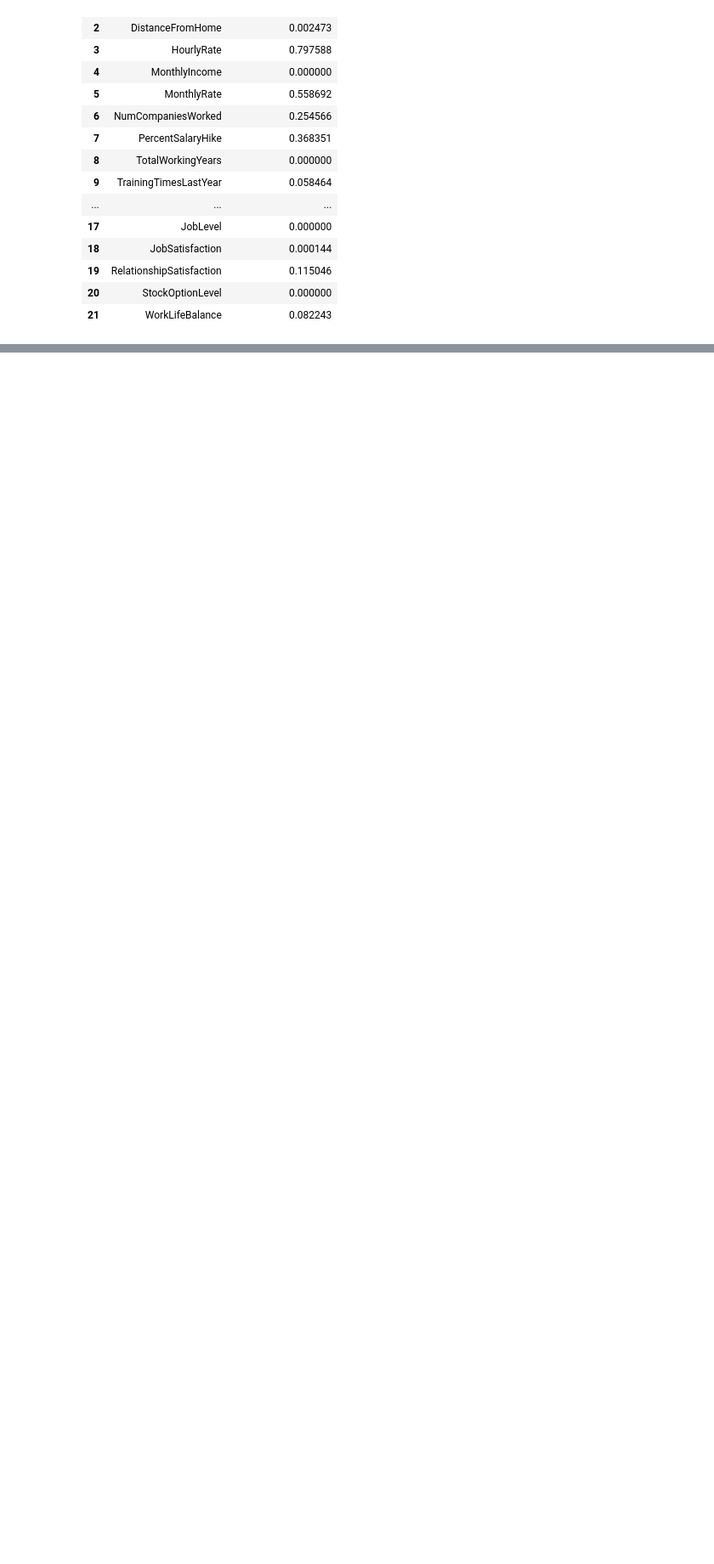
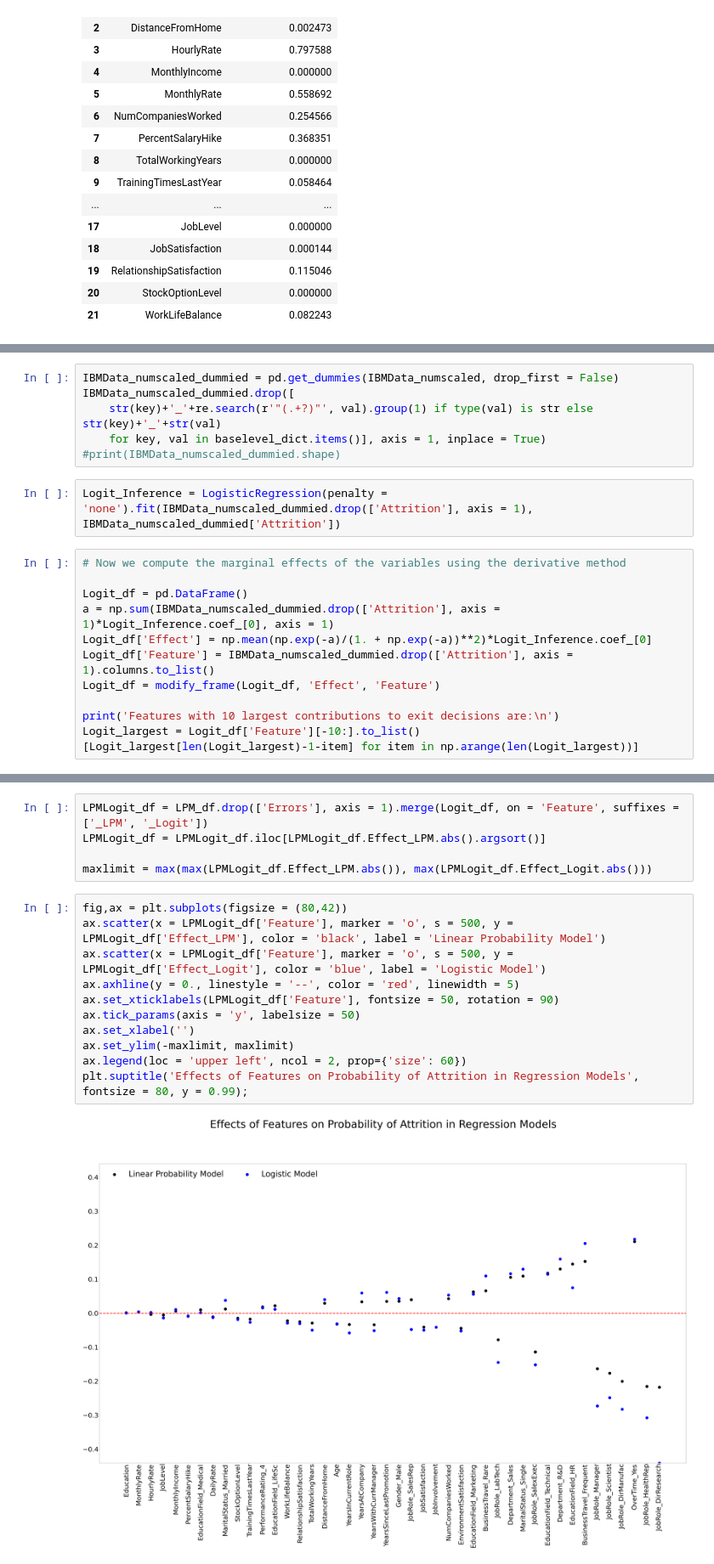
Before and after one commit to SouravSinhas/Employee-Turnover-Prediction, a Jupyter notebook: notebooks/IBM_Employee_Churn_Prediction.ipynb, the cells around one changed output, grey strips where cells are left out. Shown at 85% size. Drawn from its saved outputs; the diff is of its cells as text; blank space fills up the shorter version.

```diff
--- a/notebooks/IBM_Employee_Churn_Prediction.ipynb
+++ b/notebooks/IBM_Employee_Churn_Prediction.ipynb
@@ -650,0 +822,20 @@ Table below highlights numeric features for which distributions are statisticall
+# %%
+IBMData_numscaled_dummied = pd.get_dummies(IBMData_numscaled, drop_first = False)
+IBMData_numscaled_dummied.drop([
+    str(key)+'_'+re.search(r'"(.+?)"', val).group(1) if type(val) is str else str(key)+'_'+str(val)
+    for key, val in baselevel_dict.items()], axis = 1, inplace = True)
+#print(IBMData_numscaled_dummied.shape)
+# %%
+Logit_Inference = LogisticRegression(penalty = 'none').fit(IBMData_numscaled_dummied.drop(['Attrition'], axis = 1), IBMData_numscaled_dummied['Attrition'])
+# %%
+# Now we compute the marginal effects of the variables using the derivative method
+
+Logit_df = pd.DataFrame()
+a = np.sum(IBMData_numscaled_dummied.drop(['Attrition'], axis = 1)*Logit_Inference.coef_[0], axis = 1)
+Logit_df['Effect'] = np.mean(np.exp(-a)/(1. + np.exp(-a))**2)*Logit_Inference.coef_[0]
+Logit_df['Feature'] = IBMData_numscaled_dummied.drop(['Attrition'], axis = 1).columns.to_list()
+Logit_df = modify_frame(Logit_df, 'Effect', 'Feature')
+
+print('Features with 10 largest contributions to exit decisions are:\n')
+Logit_largest = Logit_df['Feature'][-10:].to_list()
+[Logit_largest[len(Logit_largest)-1-item] for item in np.arange(len(Logit_largest))]
@@ -650,0 +867,18 @@ Table below highlights numeric features for which distributions are statisticall
+# %%
+LPMLogit_df = LPM_df.drop(['Errors'], axis = 1).merge(Logit_df, on = 'Feature', suffixes = ['_LPM', '_Logit'])
+LPMLogit_df = LPMLogit_df.iloc[LPMLogit_df.Effect_LPM.abs().argsort()]
+
+maxlimit = max(max(LPMLogit_df.Effect_LPM.abs()), max(LPMLogit_df.Effect_Logit.abs()))
+# %%
+fig,ax = plt.subplots(figsize = (80,42))
+ax.scatter(x = LPMLogit_df['Feature'], marker = 'o', s = 500, y = LPMLogit_df['Effect_LPM'], color = 'black', label = 'Linear Probability Model')
+ax.scatter(x = LPMLogit_df['Feature'], marker = 'o', s = 500, y = LPMLogit_df['Effect_Logit'], color = 'blue', label = 'Logistic Model')
+ax.axhline(y = 0., linestyle = '--', color = 'red', linewidth = 5)
+ax.set_xticklabels(LPMLogit_df['Feature'], fontsize = 50, rotation = 90)
+ax.tick_params(axis = 'y', labelsize = 50)
+ax.set_xlabel('')
+ax.set_ylim(-maxlimit, maxlimit)
+ax.legend(loc = 'upper left', ncol = 2, prop={'size': 60})
+plt.suptitle('Effects of Features on Probability of Attrition in Regression Models', fontsize = 80, y = 0.99);
+# %% [output]
+[figure, added]
```
Also changed, not shown: parts of 16 cells of this notebook.
